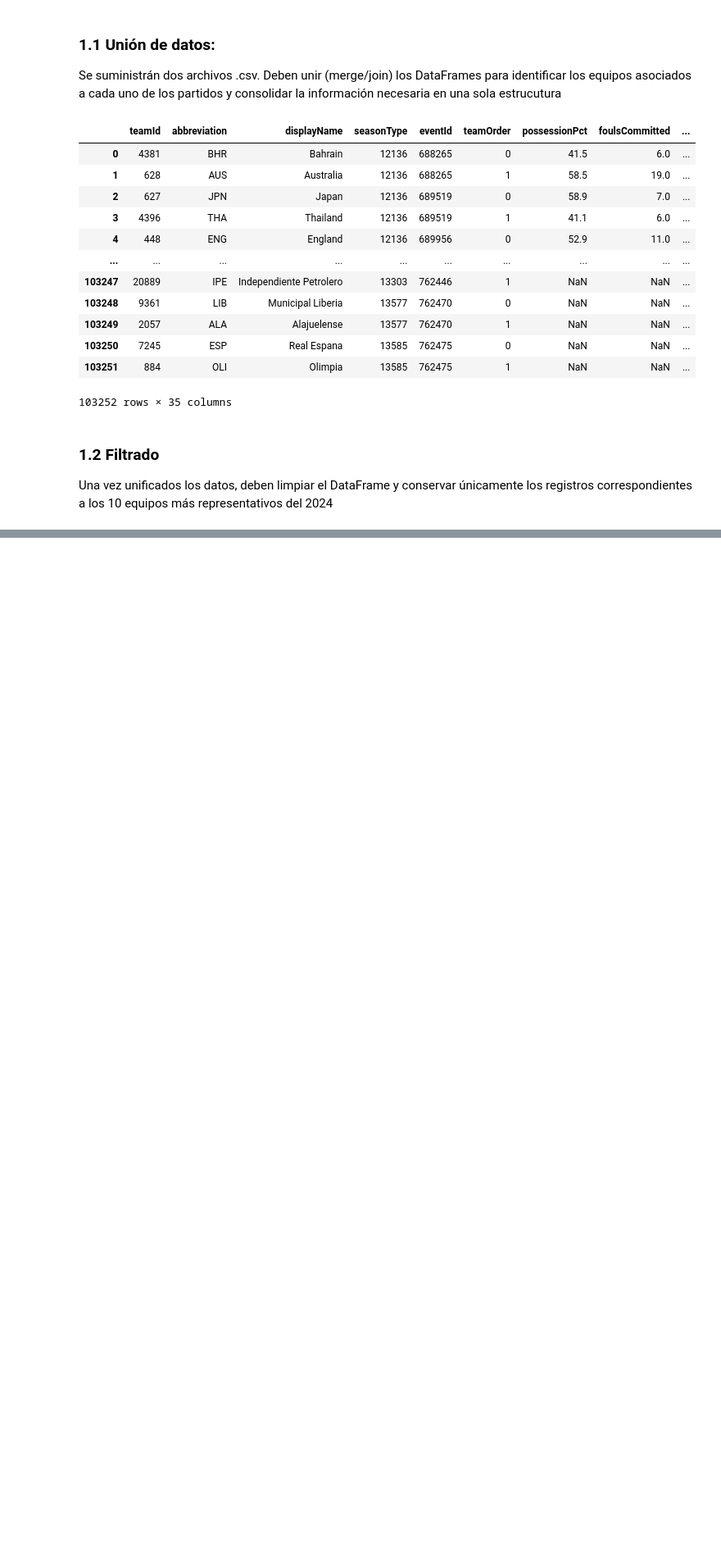
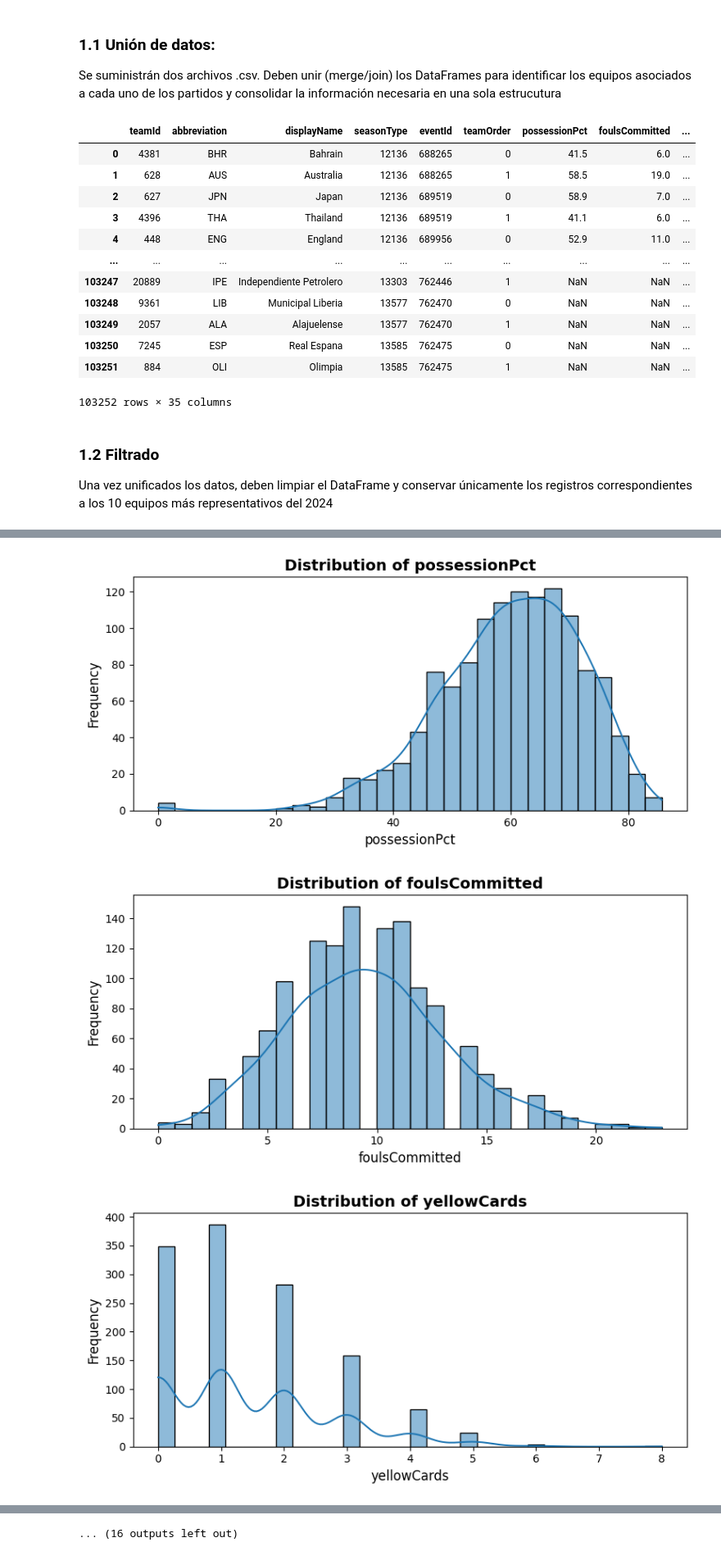
Before and after one commit to kimachd/ESTADISTICA_sem_II_2025, a Jupyter notebook: Proyecto_1/NOTEBOOKS/FASE_1.ipynb, the cells around one changed output, grey strips where cells are left out. Shown at 82% size. Drawn from its saved outputs; the diff is of its cells as text; code cells hidden in the pictures; blank space fills up the shorter version.

```diff
--- a/Proyecto_1/NOTEBOOKS/FASE_1.ipynb
+++ b/Proyecto_1/NOTEBOOKS/FASE_1.ipynb
@@ -67,3 +67,15 @@ team_stats.to_csv("/workspaces/ESTADISTICA_sem_II_2025/Proyecto_1/DATA/team_stat
 # %% [markdown]
 ### 1.2 Filtrado
 Una vez unificados los datos, deben limpiar el DataFrame y conservar únicamente los registros correspondientes a los 10 equipos más representativos del 2024
+# %%
+equip_rep=team_stats[team_stats['displayName']
+                     .isin(['Barcelona',
+                            'Real Madrid',
+                            'Paris Saint-Germain',
+                            'Bayern Munich',
+                            'Chelsea',
+                            'Liverpool',
+                            'Manchester City',
+                            'Arsenal',
+                            'Borussia Dortmund',
+                            'Atlético Madrid'])]
@@ -69,0 +147,22 @@ Una vez unificados los datos, deben limpiar el DataFrame y conservar únicamente
+# %%
+columns=['possessionPct',
+       'foulsCommitted', 'yellowCards', 'redCards', 'offsides', 'wonCorners',
+       'saves', 'totalShots', 'shotsOnTarget', 'shotPct', 'penaltyKickGoals',
+       'penaltyKickShots', 'accuratePasses', 'totalPasses', 'passPct',
+       'accurateCrosses', 'totalCrosses', 'crossPct', 'totalLongBalls',
+       'accurateLongBalls', 'longballPct', 'blockedShots', 'effectiveTackles',
+       'totalTackles', 'tacklePct', 'interceptions', 'effectiveClearance',
+       'totalClearance']
+# %%
+for col in columns:
+    plt.figure(figsize=(8, 4))
+    sns.histplot(data=equip_rep, x=col, kde=True, bins=30)
+    plt.title(f'Distribution of {col}', fontsize=14, fontweight='bold')
+    plt.xlabel(col, fontsize=12)
+    plt.ylabel('Frequency', fontsize=12)
+    plt.tight_layout()
+    plt.show()
+# %% [output]
+[figure, added]
+[figure, added]
+[figure, added]
@@ -69,0 +178 @@ Una vez unificados los datos, deben limpiar el DataFrame y conservar únicamente
+... (16 outputs left out)
```
Also changed, not shown: parts of 8 cells of this notebook, 1 other file.
